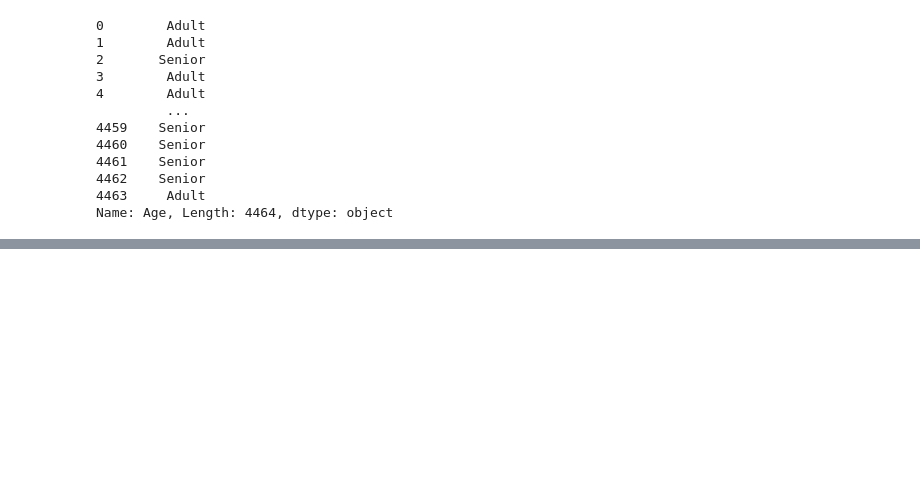
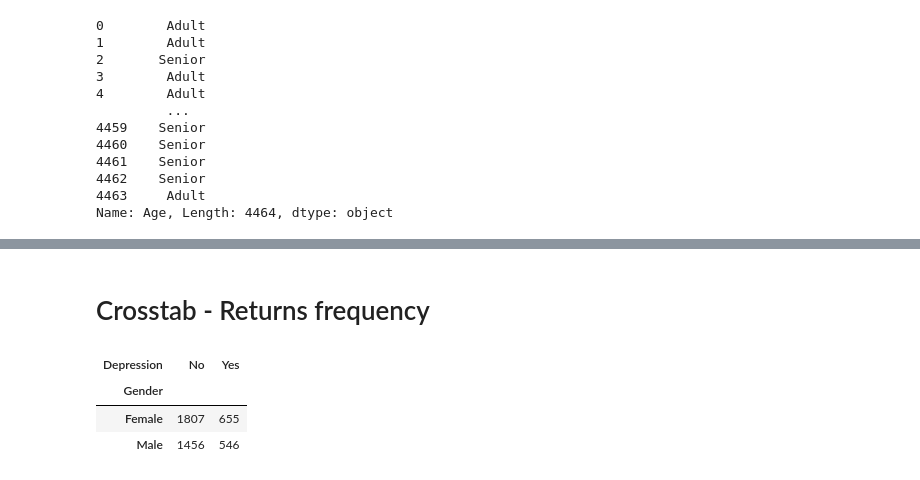
Before and after one commit to fuhetron/Pandas, a Jupyter notebook: main.ipynb, the cells around one changed output, grey strips where cells are left out. Saved outputs shown, nothing was run; the diff lists cells and outputs as text; code cells hidden in the pictures; blank space fills up the shorter version.

```diff
--- a/main.ipynb
+++ b/main.ipynb
@@ -1194,0 +1264,9 @@ Name: Age, Length: 4464, dtype: object
+# %% [markdown]
+# Crosstab - Returns frequency
+# %%
+pd.crosstab(df['Gender'], df['Depression'])
+# %% [output]
+| Depression | No | Yes |
+| Gender |  |  |
+| Female | 1807 | 655 |
+| Male | 1456 | 546 |
```
Also changed, not shown: parts of 12 cells of this notebook.
